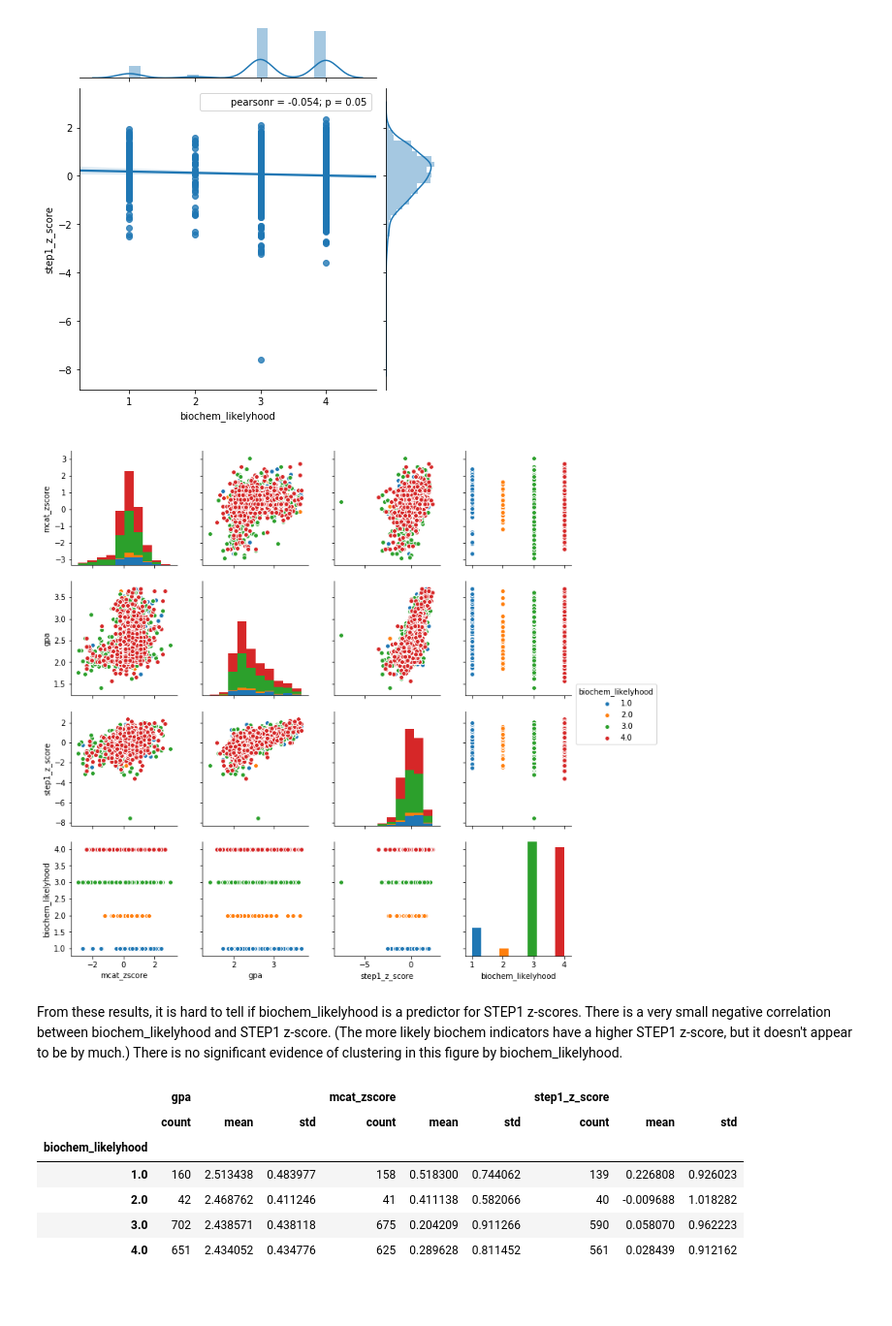
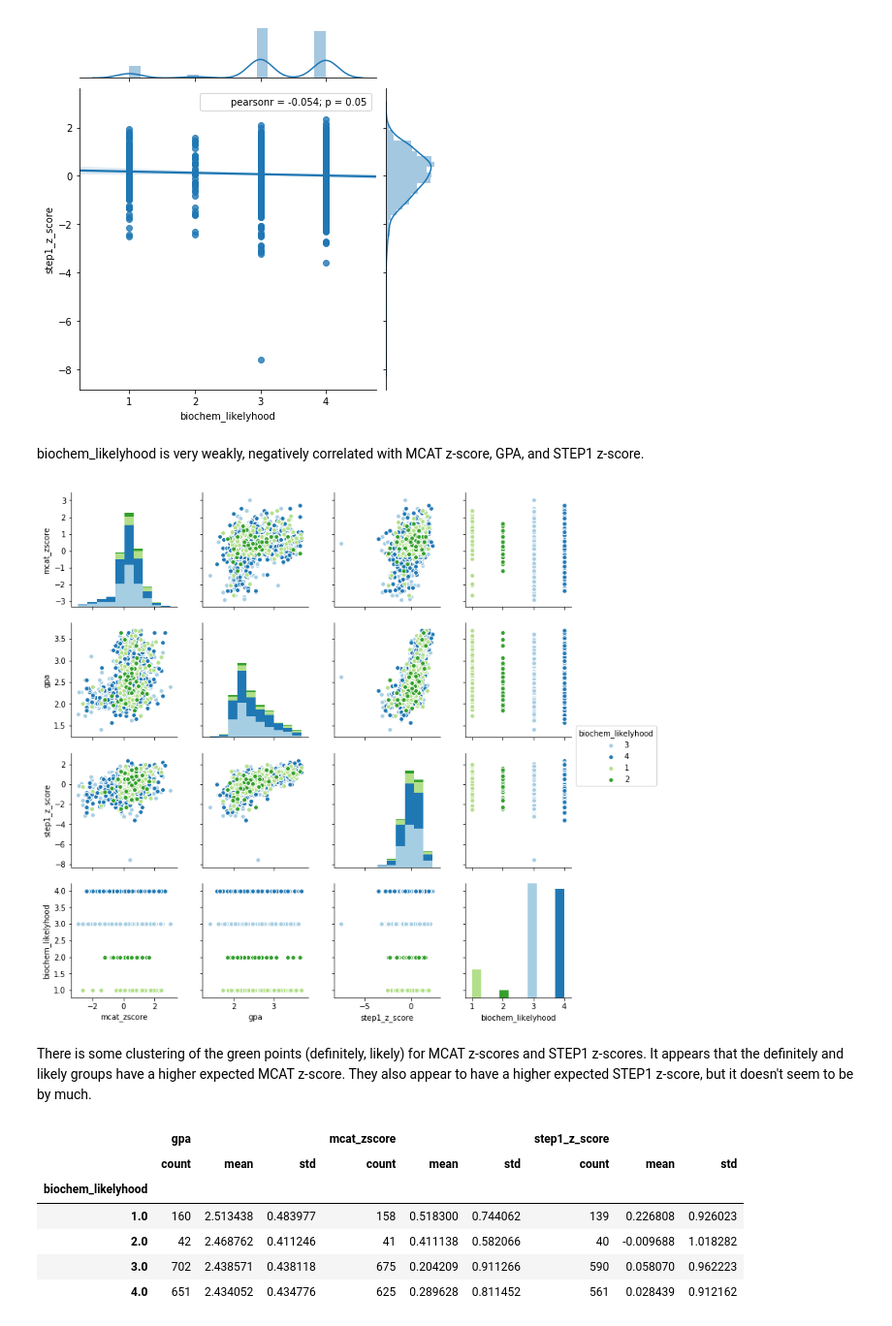
Before and after one commit to amirunpri2018/Med-Students-Learning-Analytics, a Jupyter notebook: code/statistical_analysis/Statistical_Analysis.ipynb, the cells around one changed output. Shown at 97% size. Drawn from its saved outputs; the diff is of its cells as text; code cells hidden in the pictures; blank space fills up the shorter version.

```diff
--- a/code/statistical_analysis/Statistical_Analysis.ipynb
+++ b/code/statistical_analysis/Statistical_Analysis.ipynb
@@ -151,14 +165,16 @@ Name: biochem_likelyhood, dtype: int64
 sns.jointplot(df['biochem_likelyhood'], df['step1_z_score'], kind='reg');
 # %% [output]
 [figure]
+# %% [markdown]
+biochem_likelyhood is very weakly, negatively correlated with MCAT z-score, GPA, and STEP1 z-score.
 # %%
 temp = df.loc[:,['mcat_zscore','gpa', 'step1_z_score','biochem_likelyhood']]
 temp = temp.dropna()
-sns.pairplot(temp, hue='biochem_likelyhood');
+sns.pairplot(temp, hue='biochem_likelyhood', hue_order=[3,4,1,2], palette='Paired');
 # %% [output]
-[figure, old version]
+[figure, new version]
-# %% [markdown]
-From these results, it is hard to tell if biochem_likelyhood is a predictor for STEP1 z-scores.  There is a very small negative correlation between biochem_likelyhood and STEP1 z-score.  (The more likely biochem indicators have a higher STEP1 z-score, but it doesn't appear to be by much.) There is no significant evidence of clustering in this figure by biochem_likelyhood.
+# %% [markdown]
+There is some clustering of the green points (definitely, likely) for MCAT z-scores and STEP1 z-scores.  It appears that the definitely and likely groups have a higher expected MCAT z-score.  They also appear to have a higher expected STEP1 z-score, but it doesn't seem to be by much.
 # %%
 pd.pivot_table(df, values=['mcat_zscore','step1_z_score','gpa'], index='biochem_likelyhood',
                aggfunc=('count', 'mean','std'))
```
Also changed, not shown: parts of 37 cells of this notebook.
